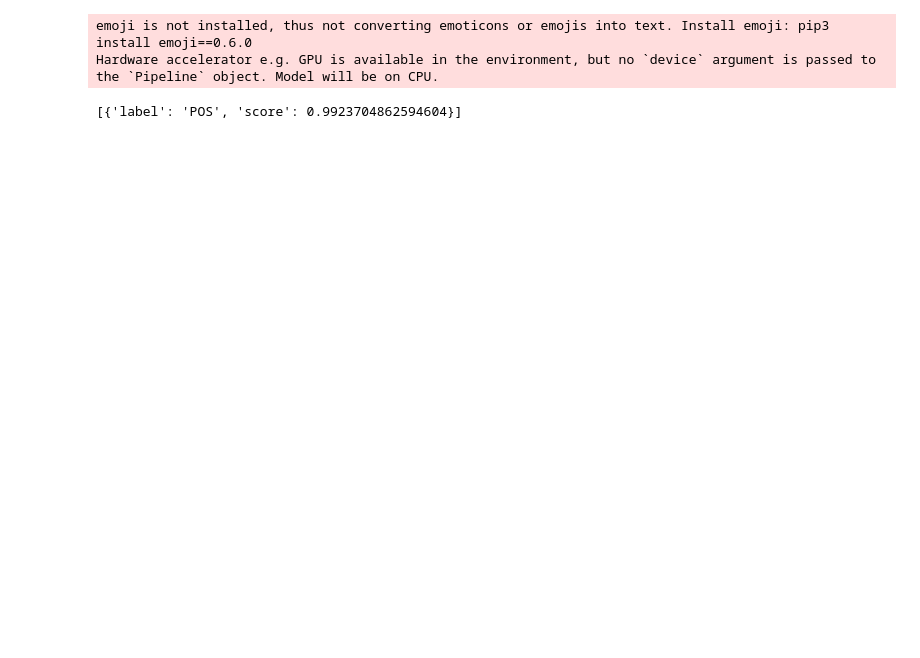
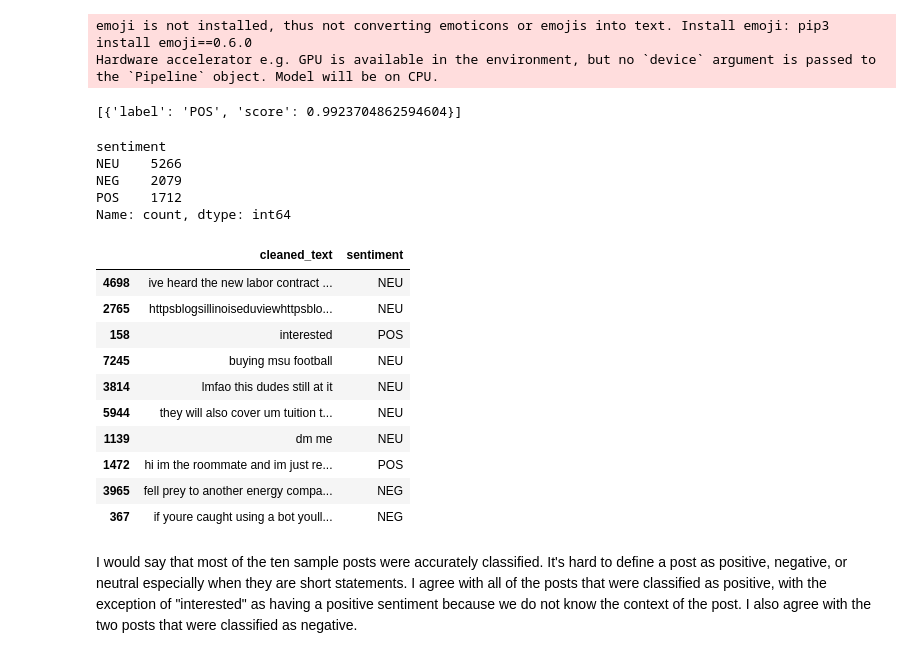
Before and after one commit to saysay2/project3-embeddings, a Jupyter notebook: project-3.ipynb, the cells around one changed output. Cells and saved outputs as stored; diff of their text form; code cells hidden in the pictures; blank space fills up the shorter version.

```diff
--- a/project-3.ipynb
+++ b/project-3.ipynb
@@ -389,9 +389,39 @@ pipe("I love this class")
 # %% [output]
 [{'label': 'POS', 'score': 0.9923704862594604}]
 # %%
-#use the pipeline to classify the sentiment of all posts in the reddit dataset
-#report the most common sentiment label
+# use the pipeline to classify the sentiment of all posts in the reddit dataset
+def sentiment(text):
+    try:
+        return pipe(text)[0]['label']
+    except Exception as e:
+        return None
+
+data['sentiment'] = data['cleaned_text'].apply(sentiment)
+# %%
+# report the most common sentiment label
+data['sentiment'].value_counts()
+# %% [output]
+sentiment
+NEU    5266
+NEG    2079
+POS    1712
+Name: count, dtype: int64
 # %%
 #look at ten sample posts and labels; do you agree with all of them?
+data[['cleaned_text','sentiment']].sample(10)
+# %% [output]
+|  | cleaned_text | sentiment |
+| 4698 | ive heard the new labor contract ... | NEU |
+| 2765 | httpsblogsillinoiseduviewhttpsblo... | NEU |
+| 158 | interested | POS |
+| 7245 | buying msu football | NEU |
+| 3814 | lmfao this dudes still at it | NEU |
+| 5944 | they will also cover um tuition t... | NEU |
+| 1139 | dm me | NEU |
+| 1472 | hi im the roommate and im just re... | POS |
+| 3965 | fell prey to another energy compa... | NEG |
+| 367 | if youre caught using a bot youll... | NEG |
+# %% [markdown]
+I would say that most of the ten sample posts were accurately classified. It's hard to define a post as positive, negative, or neutral especially when they are short statements. I agree with all of the posts that were classified as positive, with the exception of "interested" as having a positive sentiment because we do not know the context of the post. I also agree with the two posts that were classified as negative.
 # %%
 #is the UIUC or Michigan subreddit more negative?
```
Also changed, not shown: parts of 7 cells of this notebook.
